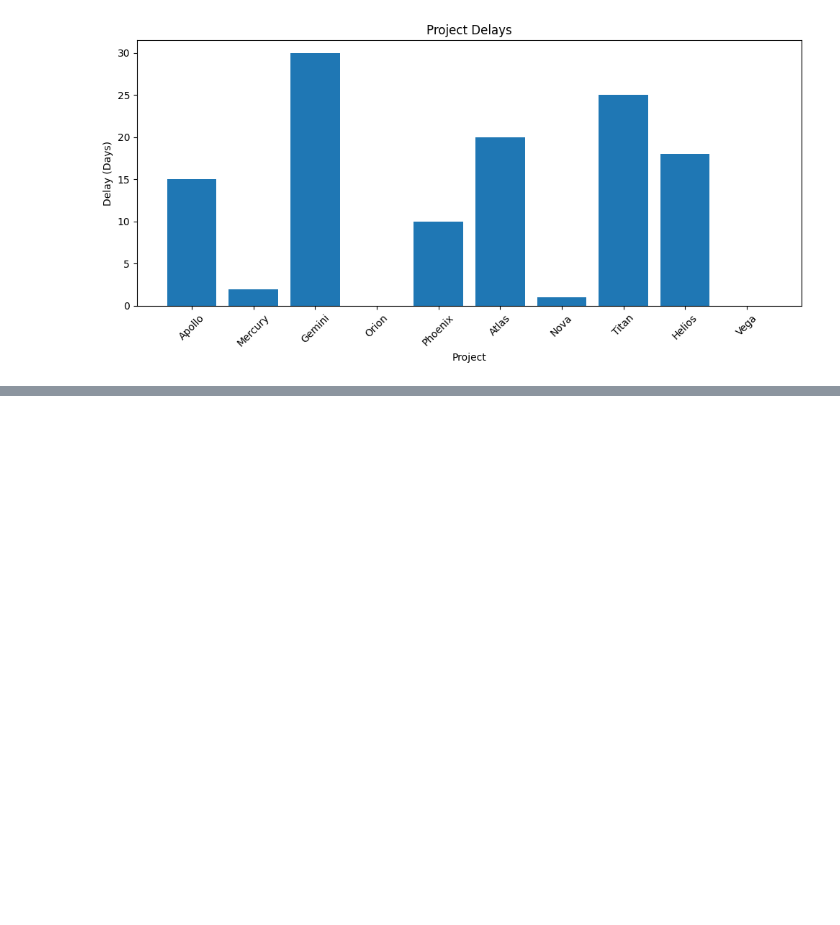
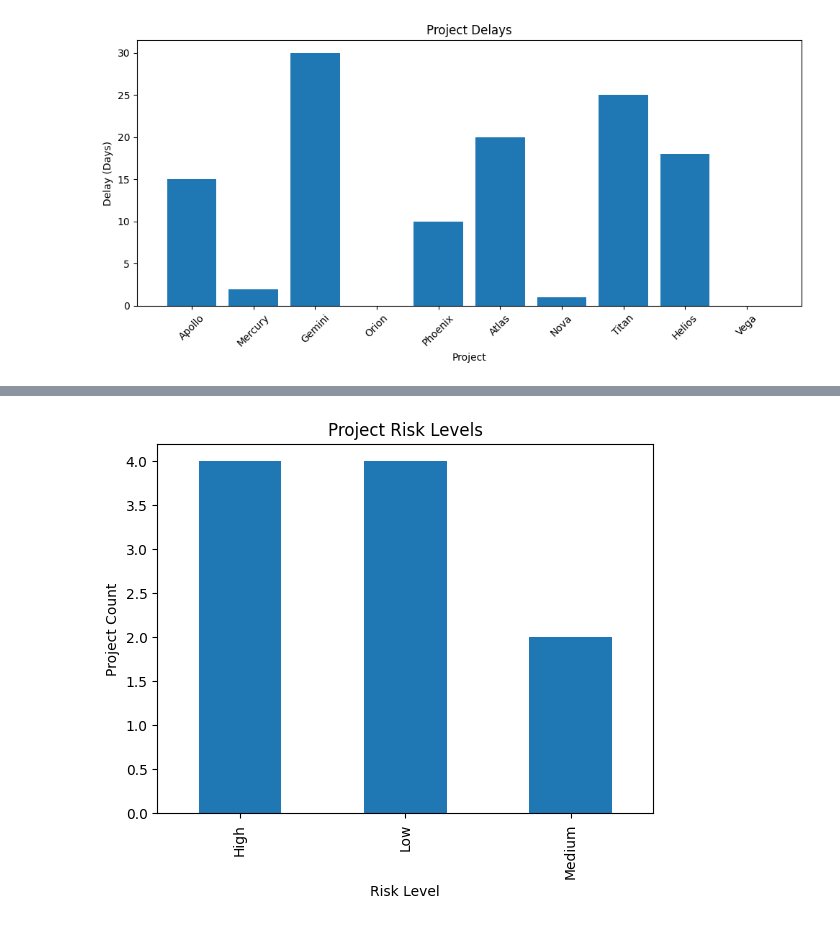
Before and after one commit to joroho73/ai-delivery-insights-assistant, a Jupyter notebook: notebooks/project_analysis.ipynb, the cells around one changed output, grey strips where cells are left out. Cells and saved outputs as stored; diff of their text form; code cells hidden in the pictures; blank space fills up the shorter version.

```diff
--- a/notebooks/project_analysis.ipynb
+++ b/notebooks/project_analysis.ipynb
@@ -83,0 +309,11 @@ plt.show()
+# %%
+risk_counts = df["RiskLevel"].value_counts()
+risk_counts.plot(kind="bar")
+
+plt.title("Project Risk Levels")
+plt.xlabel("Risk Level")
+plt.ylabel("Project Count")
+
+plt.show()
+# %% [output]
+[figure, added]
```
Also changed, not shown: parts of 15 cells of this notebook.
